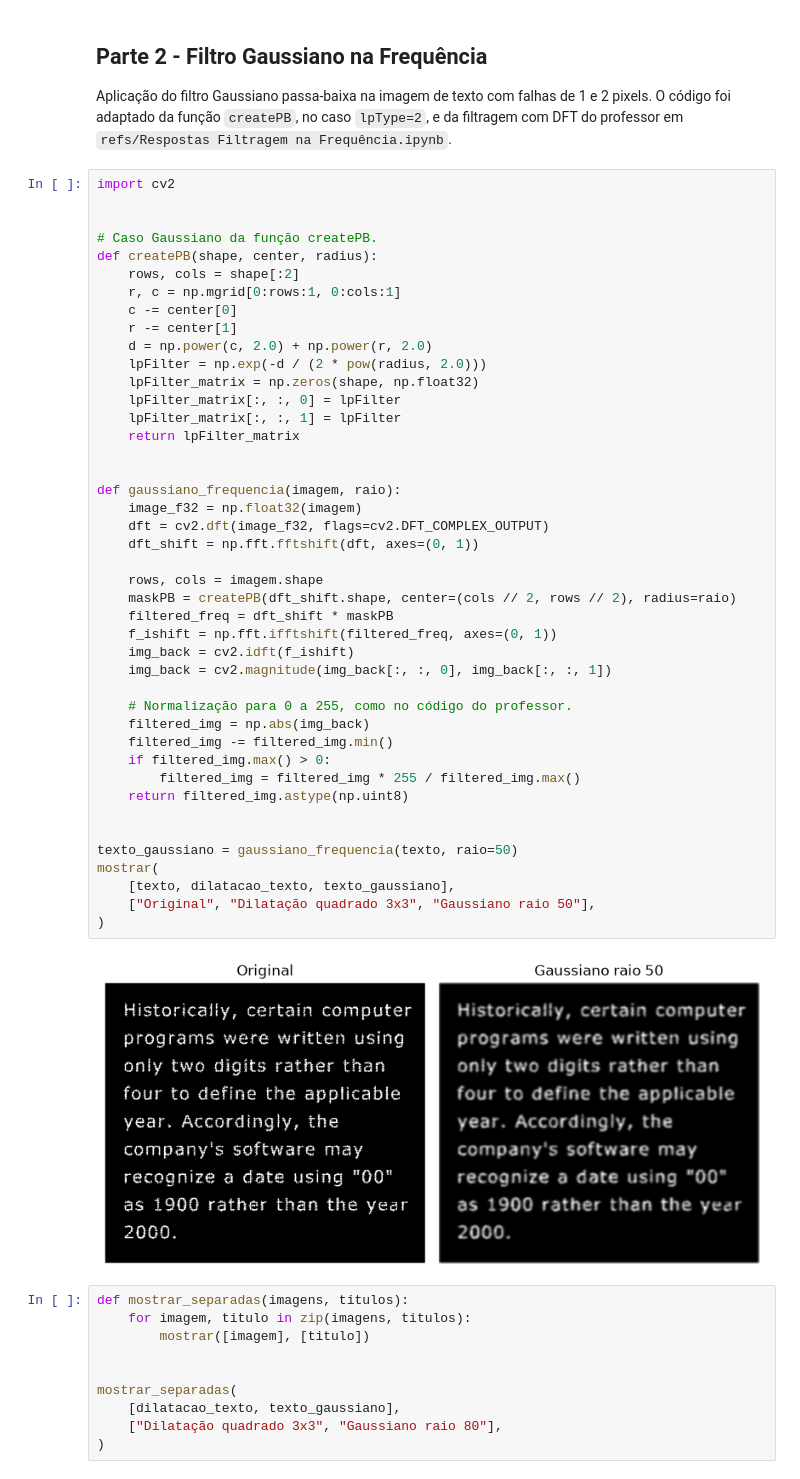
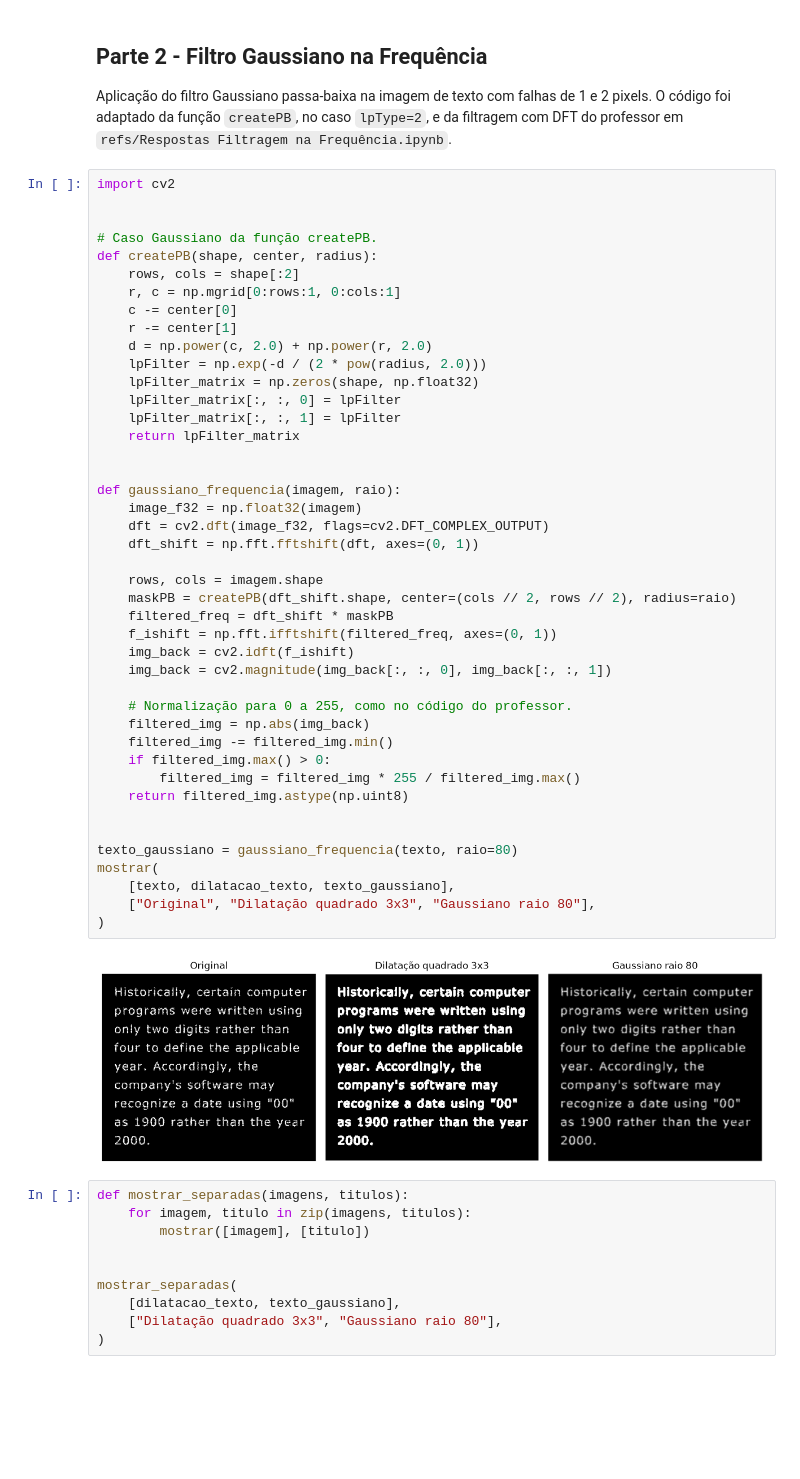
Before and after one commit to Edu-0/pdi-2.1, a Jupyter notebook: Prática_Processamento_Morfológico.ipynb, the cells around one changed output. Cells and saved outputs as stored; diff of their text form; blank space fills up the shorter version.

```diff
--- a/Prática_Processamento_Morfológico.ipynb
+++ b/Prática_Processamento_Morfológico.ipynb
@@ -217,36 +245,36 @@ def createPB(shape, center, radius):
     lpFilter_matrix = np.zeros(shape, np.float32)
     lpFilter_matrix[:, :, 0] = lpFilter
     lpFilter_matrix[:, :, 1] = lpFilter
     return lpFilter_matrix
 
 
 def gaussiano_frequencia(imagem, raio):
     image_f32 = np.float32(imagem)
     dft = cv2.dft(image_f32, flags=cv2.DFT_COMPLEX_OUTPUT)
     dft_shift = np.fft.fftshift(dft, axes=(0, 1))
 
     rows, cols = imagem.shape
     maskPB = createPB(dft_shift.shape, center=(cols // 2, rows // 2), radius=raio)
     filtered_freq = dft_shift * maskPB
     f_ishift = np.fft.ifftshift(filtered_freq, axes=(0, 1))
     img_back = cv2.idft(f_ishift)
     img_back = cv2.magnitude(img_back[:, :, 0], img_back[:, :, 1])
 
     # Normalização para 0 a 255, como no código do professor.
     filtered_img = np.abs(img_back)
     filtered_img -= filtered_img.min()
     if filtered_img.max() > 0:
         filtered_img = filtered_img * 255 / filtered_img.max()
     return filtered_img.astype(np.uint8)
 
 
-texto_gaussiano = gaussiano_frequencia(texto, raio=50)
+texto_gaussiano = gaussiano_frequencia(texto, raio=80)
 mostrar(
     [texto, dilatacao_texto, texto_gaussiano],
-    ["Original", "Dilatação quadrado 3x3", "Gaussiano raio 50"],
+    ["Original", "Dilatação quadrado 3x3", "Gaussiano raio 80"],
 )
 # %% [output]
-[figure, old version]
+[figure, new version]
 # %%
 def mostrar_separadas(imagens, titulos):
     for imagem, titulo in zip(imagens, titulos):
```
Also changed, not shown: parts of 15 cells of this notebook.
